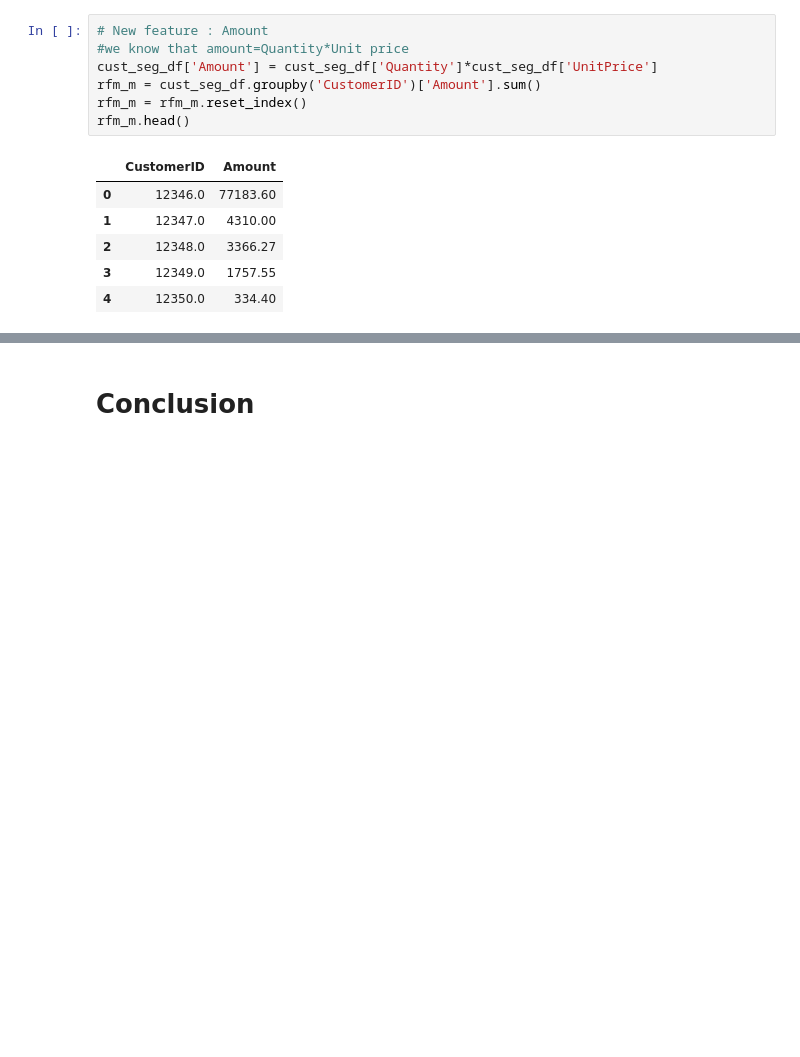
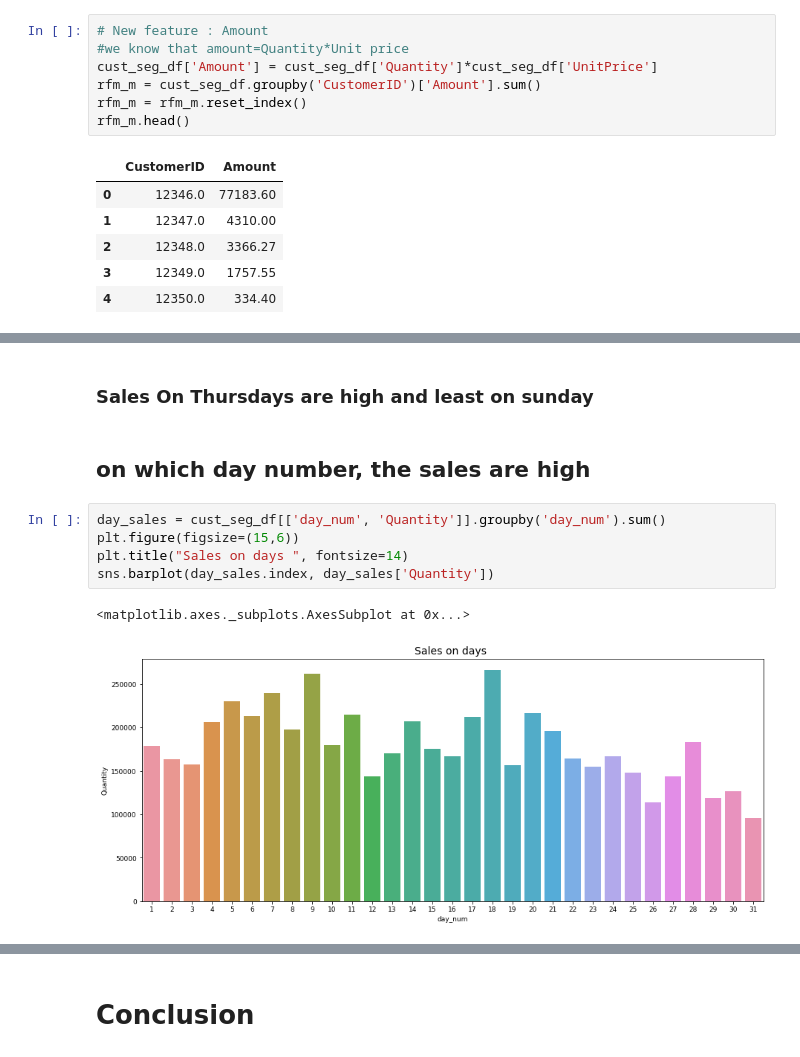
Before and after one commit to preetikhullbe/Online-retail-customer-segmentation, a Jupyter notebook: Online_retail_customer_segmentation.ipynb, the cells around one changed output, grey strips where cells are left out. Cells and saved outputs as stored; diff of their text form; blank space fills up the shorter version.

```diff
--- a/Online_retail_customer_segmentation.ipynb
+++ b/Online_retail_customer_segmentation.ipynb
@@ -548,0 +611,12 @@ rfm_m.head()
+# %% [markdown]
+### **Sales On Thursdays are high and least on sunday**
+# %% [markdown]
+## **on which day number, the sales are high**
+# %%
+day_sales = cust_seg_df[['day_num', 'Quantity']].groupby('day_num').sum()
+plt.figure(figsize=(15,6))
+plt.title("Sales on days ", fontsize=14)
+sns.barplot(day_sales.index, day_sales['Quantity'])
+# %% [output]
+<matplotlib.axes._subplots.AxesSubplot at 0x...>
+[figure, added]
```
Also changed, not shown: parts of 51 cells of this notebook.
